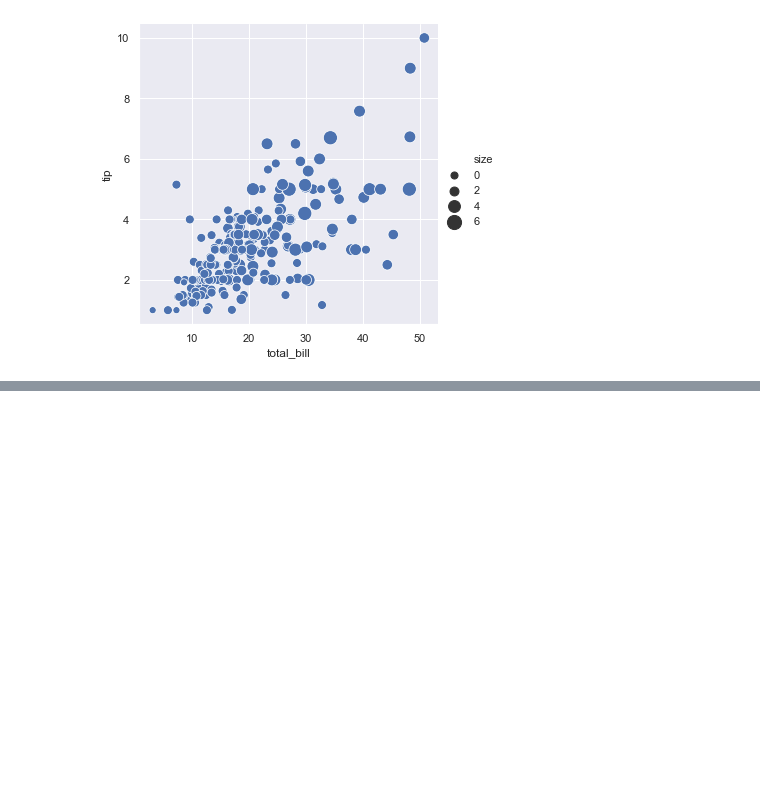
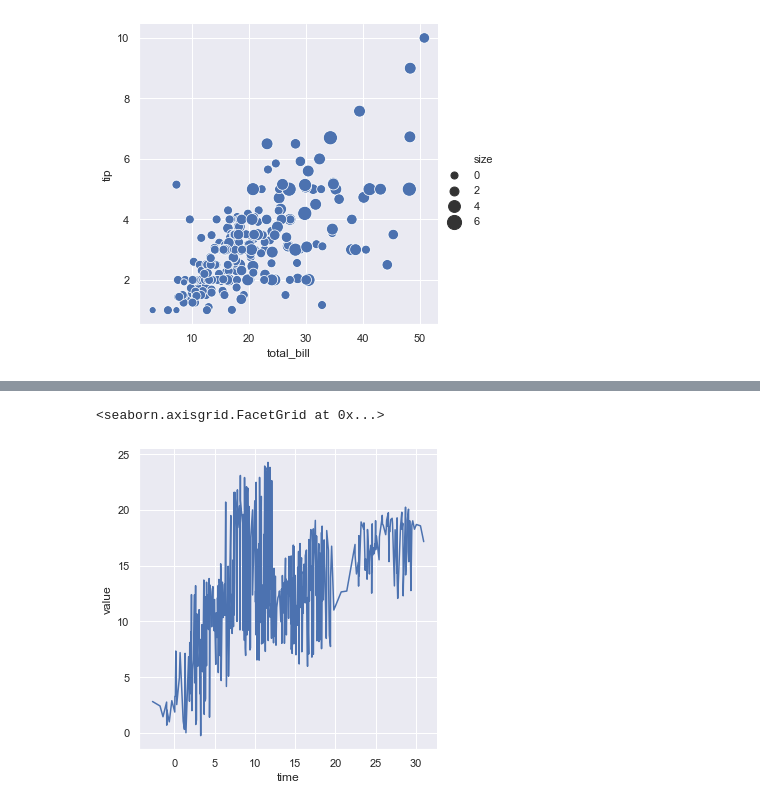
Before and after one commit to muranjan/test-repo, a Jupyter notebook: Seaborn.ipynb, the cells around one changed output, grey strips where cells are left out. Saved outputs shown, nothing was run; the diff lists cells and outputs as text; code cells hidden in the pictures; blank space fills up the shorter version.

```diff
--- a/Seaborn.ipynb
+++ b/Seaborn.ipynb
@@ -60,0 +97,5 @@ sns.relplot(x="total_bill",y="tip",data=tips,size="size", sizes=(50,200))
+# %%
+sns.relplot(x="time",y="value",kind="line",data=df,sort=True)
+# %% [output]
+<seaborn.axisgrid.FacetGrid at 0x...>
+[figure, added]
```
Also changed, not shown: parts of 9 cells of this notebook.
